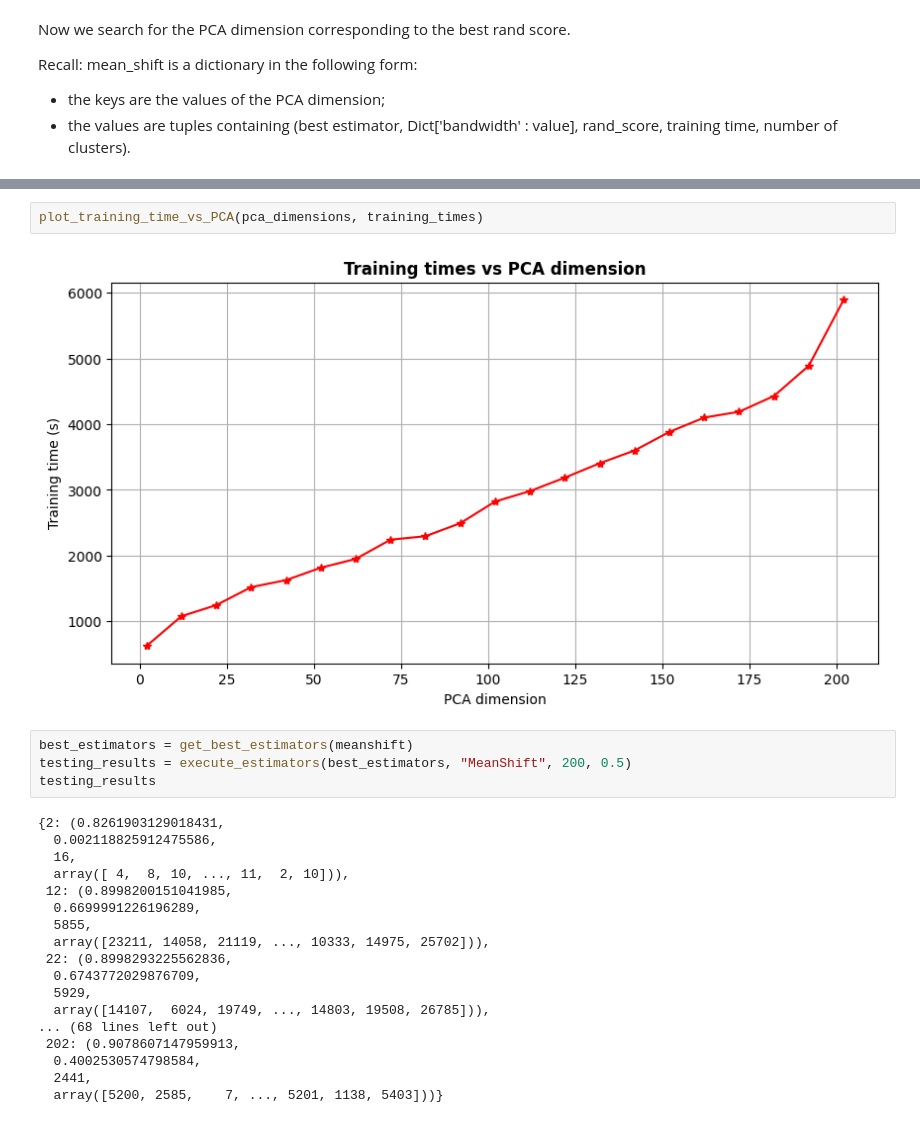
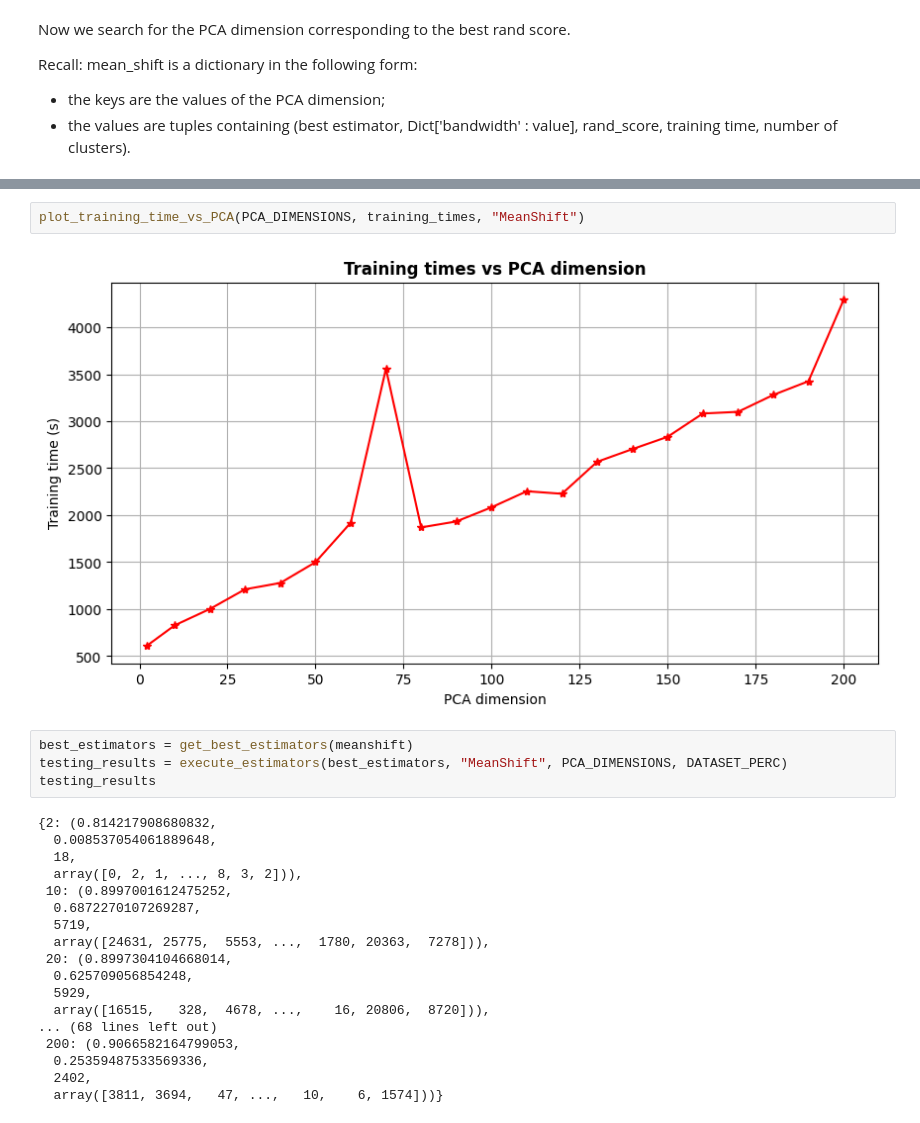
Before and after one commit to NicolaAggio/Handwritten-digit-clustering, a Jupyter notebook: MeanShift.ipynb, the cells around one changed output, grey strips where cells are left out. Drawn from its saved outputs; the diff is of its cells as text.

```diff
--- a/MeanShift.ipynb
+++ b/MeanShift.ipynb
@@ -92,29 +91,29 @@ plot_rand_score_vs_PCA(pca_dimensions, training_rand_scores)
 # %%
-plot_training_time_vs_PCA(pca_dimensions, training_times)
+plot_training_time_vs_PCA(PCA_DIMENSIONS, training_times, "MeanShift")
 # %% [output]
-[figure, old version]
+[figure, new version]
 # %%
 best_estimators = get_best_estimators(meanshift)
-testing_results = execute_estimators(best_estimators, "MeanShift", 200, 0.5)
+testing_results = execute_estimators(best_estimators, "MeanShift", PCA_DIMENSIONS, DATASET_PERC)
 testing_results
 # %% [output]
-{2: (0.8261903129018431,
-  0.002118825912475586,
-  16,
-  array([ 4,  8, 10, ..., 11,  2, 10])),
- 12: (0.8998200151041985,
-  0.6699991226196289,
-  5855,
-  array([23211, 14058, 21119, ..., 10333, 14975, 25702])),
- 22: (0.8998293225562836,
-  0.6743772029876709,
+{2: (0.814217908680832,
+  0.008537054061889648,
+  18,
+  array([0, 2, 1, ..., 8, 3, 2])),
+ 10: (0.8997001612475252,
+  0.6872270107269287,
+  5719,
+  array([24631, 25775,  5553, ...,  1780, 20363,  7278])),
+ 20: (0.8997304104668014,
+  0.625709056854248,
   5929,
-  array([14107,  6024, 19749, ..., 14803, 19508, 26785])),
+  array([16515,   328,  4678, ...,    16, 20806,  8720])),
 ... (68 lines left out)
- 202: (0.9078607147959913,
-  0.4002530574798584,
-  2441,
-  array([5200, 2585,    7, ..., 5201, 1138, 5403]))}
+ 200: (0.9066582164799053,
+  0.25359487533569336,
+  2402,
+  array([3811, 3694,   47, ...,   10,    6, 1574]))}
 # %%
 testing_rand_scores = get_testing_rand_scores(testing_results)
 testing_rand_scores
```
Also changed, not shown: parts of 15 cells of this notebook, 19 other files.
